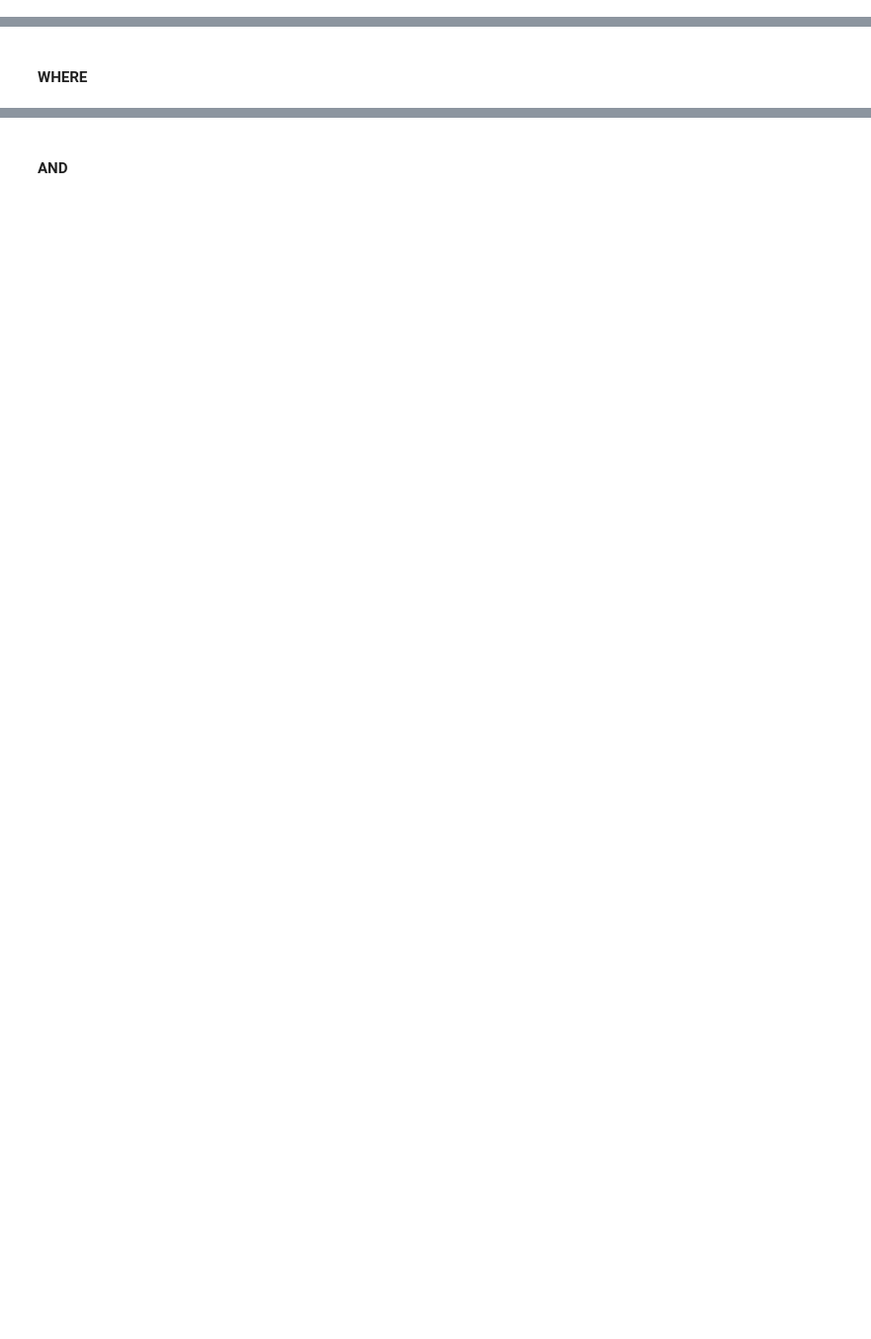
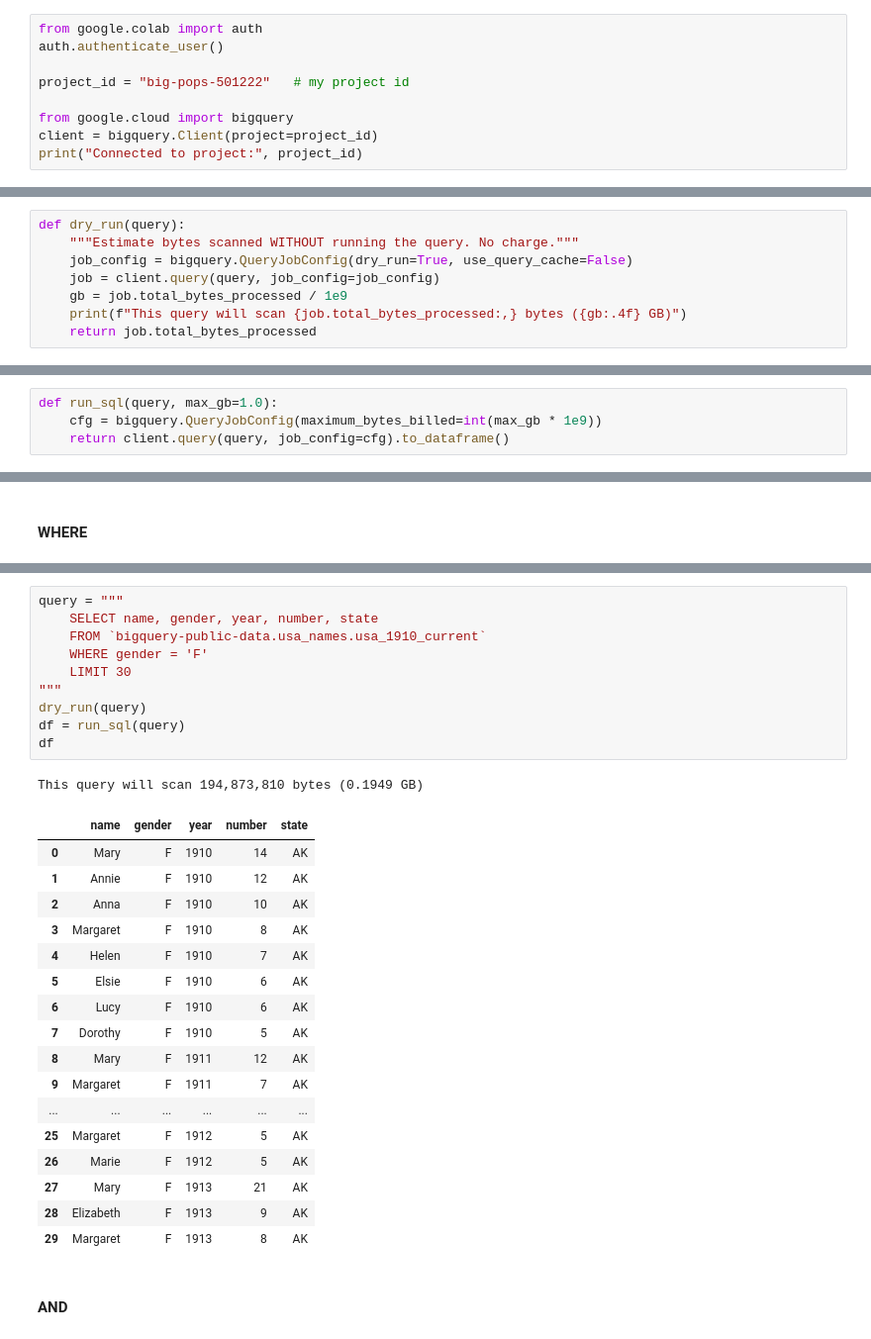
Before and after one commit to cyeef/Data-Science-Portfolio-C21-, a Jupyter notebook: Projects/Project-3/SQL.2-BQ.project.template.ipynb, the cells around one changed output, grey strips where cells are left out. Shown at 99% size. Saved outputs shown, nothing was run; the diff lists cells and outputs as text; blank space fills up the shorter version.

```diff
--- a/Projects/Project-3/SQL.2-BQ.project.template.ipynb
+++ b/Projects/Project-3/SQL.2-BQ.project.template.ipynb
@@ -21,0 +47,9 @@ Write your question and then answer it using the SQL statements below.  Be sure
+# %%
+from google.colab import auth
+auth.authenticate_user()
+
+project_id = "big-pops-501222"   # my project id
+
+from google.cloud import bigquery
+client = bigquery.Client(project=project_id)
+print("Connected to project:", project_id)
@@ -21,0 +60,8 @@ Write your question and then answer it using the SQL statements below.  Be sure
+# %%
+def dry_run(query):
+    """Estimate bytes scanned WITHOUT running the query. No charge."""
+    job_config = bigquery.QueryJobConfig(dry_run=True, use_query_cache=False)
+    job = client.query(query, job_config=job_config)
+    gb = job.total_bytes_processed / 1e9
+    print(f"This query will scan {job.total_bytes_processed:,} bytes ({gb:.4f} GB)")
+    return job.total_bytes_processed
@@ -22,2 +70,6 @@ Write your question and then answer it using the SQL statements below.  Be sure
+# %%
+def run_sql(query, max_gb=1.0):
+    cfg = bigquery.QueryJobConfig(maximum_bytes_billed=int(max_gb * 1e9))
+    return client.query(query, job_config=cfg).to_dataframe()
 # %% [markdown]
 #### SELECT (with * and with column names)
@@ -26,2 +134,31 @@ Write your question and then answer it using the SQL statements below.  Be sure
+# %%
+query = """
+    SELECT name, gender, year, number, state
+    FROM `bigquery-public-data.usa_names.usa_1910_current`
+    WHERE gender = 'F'
+    LIMIT 30
+"""
+dry_run(query)
+df = run_sql(query)
+df
+# %% [output]
+This query will scan 194,873,810 bytes (0.1949 GB)
+|  | name | gender | year | number | state |
+| 0 | Mary | F | 1910 | 14 | AK |
+| 1 | Annie | F | 1910 | 12 | AK |
+| 2 | Anna | F | 1910 | 10 | AK |
+| 3 | Margaret | F | 1910 | 8 | AK |
+| 4 | Helen | F | 1910 | 7 | AK |
+| 5 | Elsie | F | 1910 | 6 | AK |
+| 6 | Lucy | F | 1910 | 6 | AK |
+| 7 | Dorothy | F | 1910 | 5 | AK |
+| 8 | Mary | F | 1911 | 12 | AK |
+| 9 | Margaret | F | 1911 | 7 | AK |
+| ... | ... | ... | ... | ... | ... |
+| 25 | Margaret | F | 1912 | 5 | AK |
+| 26 | Marie | F | 1912 | 5 | AK |
+| 27 | Mary | F | 1913 | 21 | AK |
+| 28 | Elizabeth | F | 1913 | 9 | AK |
+| 29 | Margaret | F | 1913 | 8 | AK |
 # %% [markdown]
 #### AND
```
Also changed, not shown: parts of 41 cells of this notebook.
